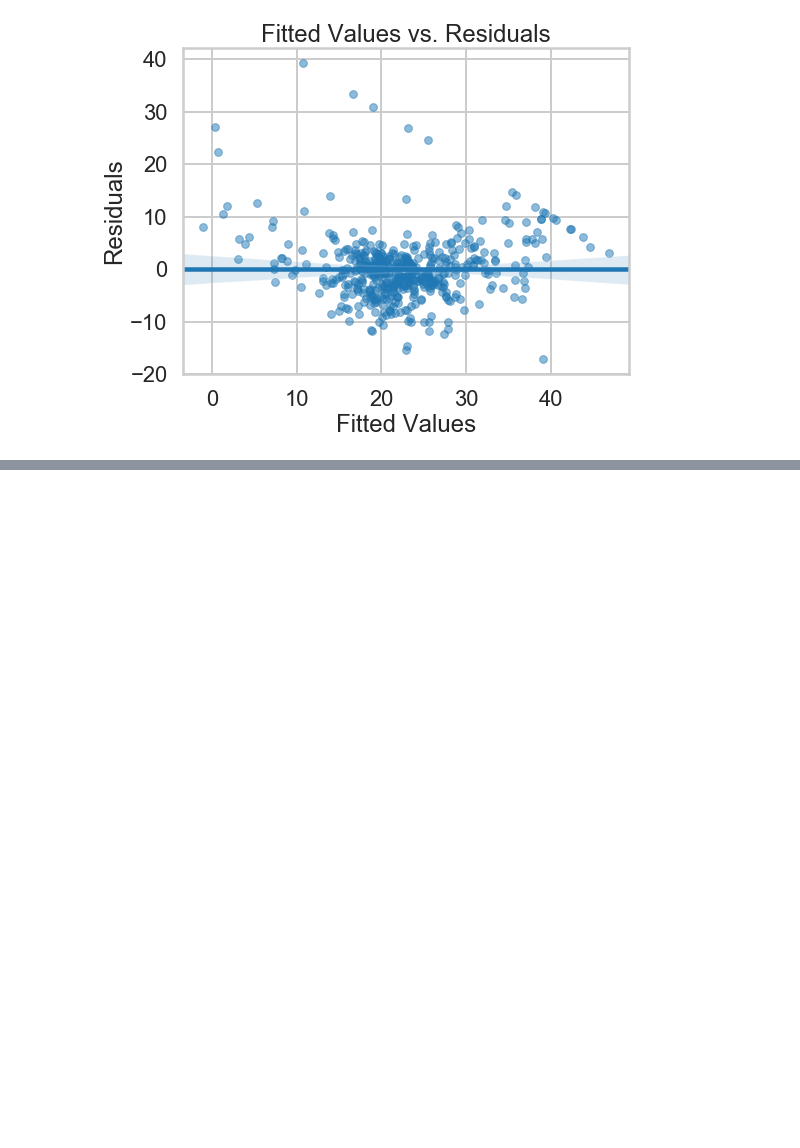
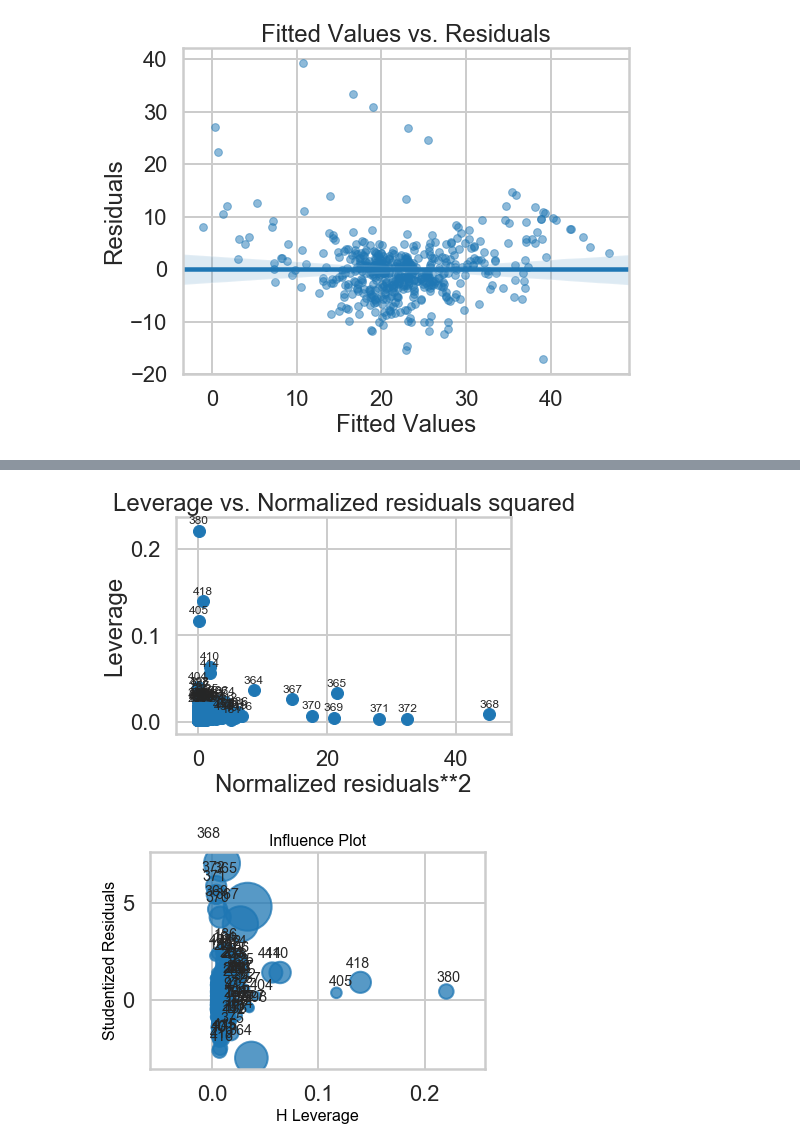
Before and after one commit to lwdee/Springboard, a Jupyter notebook: Linear_Regression_Boston_Housing/Mini_Project_Linear_Regression.ipynb, the cells around one changed output, grey strips where cells are left out. Cells and saved outputs as stored; diff of their text form; code cells hidden in the pictures; blank space fills up the shorter version.

```diff
--- a/Linear_Regression_Boston_Housing/Mini_Project_Linear_Regression.ipynb
+++ b/Linear_Regression_Boston_Housing/Mini_Project_Linear_Regression.ipynb
@@ -1046,0 +1065,11 @@ plt.show()
+# %%
+# Construct a leverage plot and identify high leverage points in the model.
+
+from statsmodels.graphics.regressionplots import *
+
+plot_leverage_resid2(m1)
+influence_plot(m1)
+plt.show()
+# %% [output]
+[figure, added]
+[figure, added]
```
Also changed, not shown: parts of 11 cells of this notebook.
